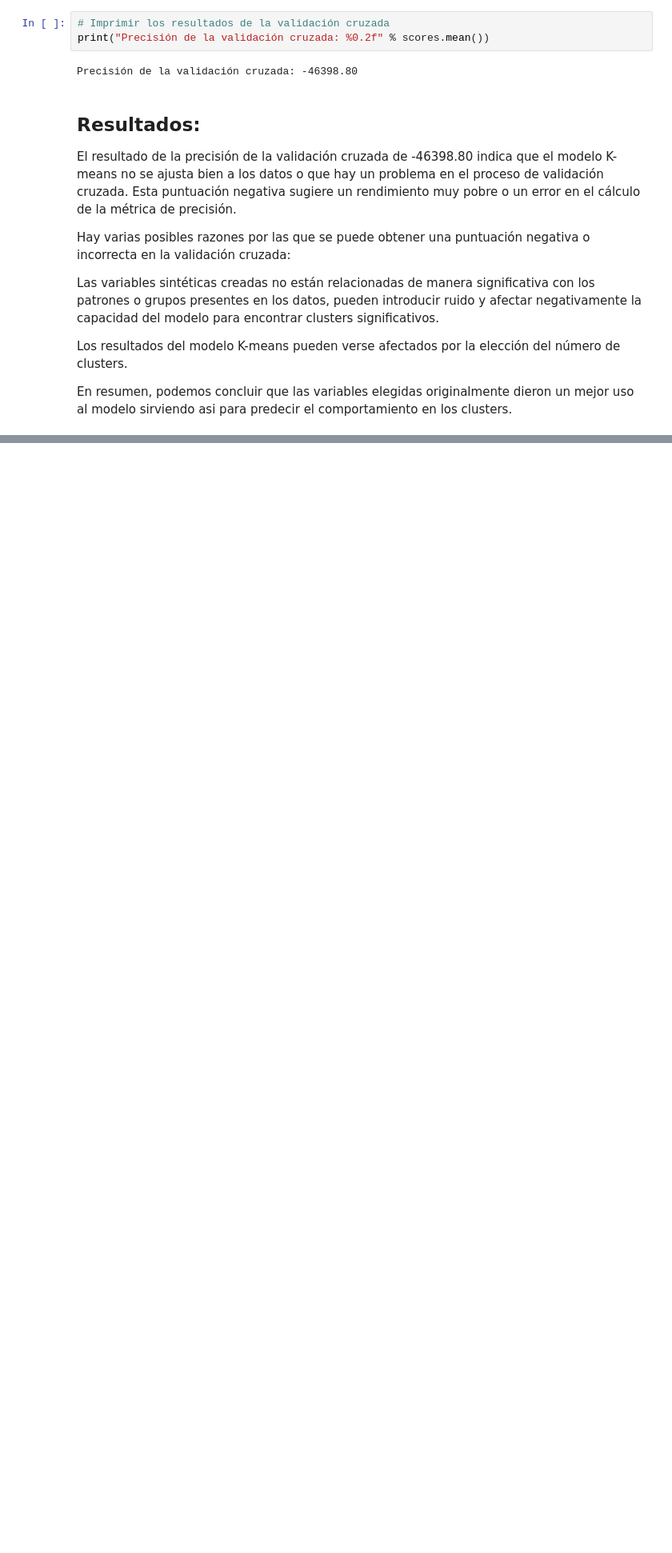
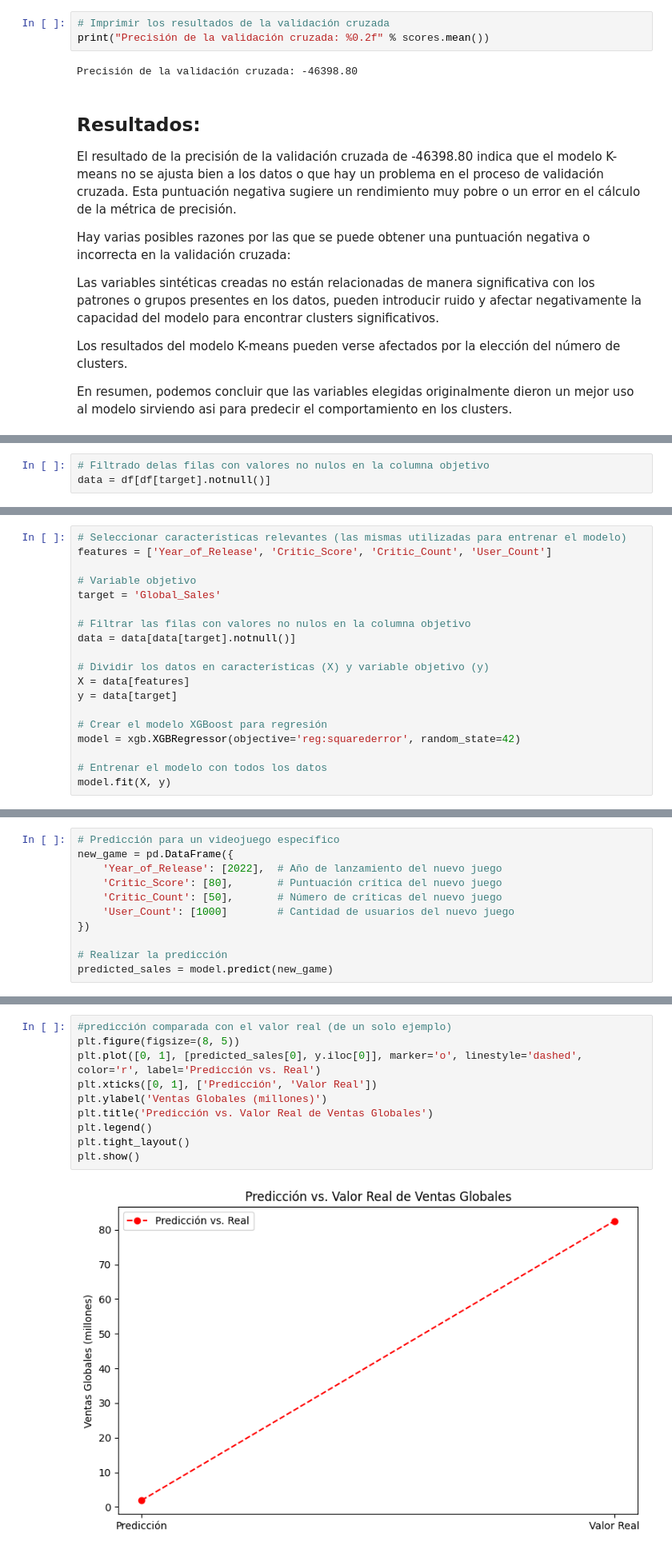
Before and after one commit to LucasNowicki11/Data-Science, a Jupyter notebook: EntregaFinal_Proyecto_Data_Science_Lucas_Nowicki_Coder32850.ipynb, the cells around one changed output, grey strips where cells are left out. Shown at 80% size. Drawn from its saved outputs; the diff is of its cells as text; blank space fills up the shorter version.

Commit message:
Entrga final, modelo xgboost, comparacion con kmeans y conclusiones finales

```diff
--- a/Desafio_CrossValidation_Nowicki_Lucas.ipynb
+++ b/EntregaFinal_Proyecto_Data_Science_Lucas_Nowicki_Coder32850.ipynb
@@ -784,0 +789,3 @@ En resumen, podemos concluir que las variables elegidas originalmente dieron un
+# %%
+# Filtrado delas filas con valores no nulos en la columna objetivo
+data = df[df[target].notnull()]
@@ -784,0 +830,19 @@ En resumen, podemos concluir que las variables elegidas originalmente dieron un
+# %%
+# Seleccionar características relevantes (las mismas utilizadas para entrenar el modelo)
+features = ['Year_of_Release', 'Critic_Score', 'Critic_Count', 'User_Count']
+
+# Variable objetivo
+target = 'Global_Sales'
+
+# Filtrar las filas con valores no nulos en la columna objetivo
+data = data[data[target].notnull()]
+
+# Dividir los datos en características (X) y variable objetivo (y)
+X = data[features]
+y = data[target]
+
+# Crear el modelo XGBoost para regresión
+model = xgb.XGBRegressor(objective='reg:squarederror', random_state=42)
+
+# Entrenar el modelo con todos los datos
+model.fit(X, y)
@@ -784,0 +861,11 @@ En resumen, podemos concluir que las variables elegidas originalmente dieron un
+# %%
+# Predicción para un videojuego específico
+new_game = pd.DataFrame({
+    'Year_of_Release': [2022],  # Año de lanzamiento del nuevo juego
+    'Critic_Score': [80],       # Puntuación crítica del nuevo juego
+    'Critic_Count': [50],       # Número de críticas del nuevo juego
+    'User_Count': [1000]        # Cantidad de usuarios del nuevo juego
+})
+
+# Realizar la predicción
+predicted_sales = model.predict(new_game)
@@ -784,0 +877,12 @@ En resumen, podemos concluir que las variables elegidas originalmente dieron un
+# %%
+#predicción comparada con el valor real (de un solo ejemplo)
+plt.figure(figsize=(8, 5))
+plt.plot([0, 1], [predicted_sales[0], y.iloc[0]], marker='o', linestyle='dashed', color='r', label='Predicción vs. Real')
+plt.xticks([0, 1], ['Predicción', 'Valor Real'])
+plt.ylabel('Ventas Globales (millones)')
+plt.title('Predicción vs. Valor Real de Ventas Globales')
+plt.legend()
+plt.tight_layout()
+plt.show()
+# %% [output]
+[figure, added]
```
Also changed, not shown: parts of 19 cells of this notebook.
